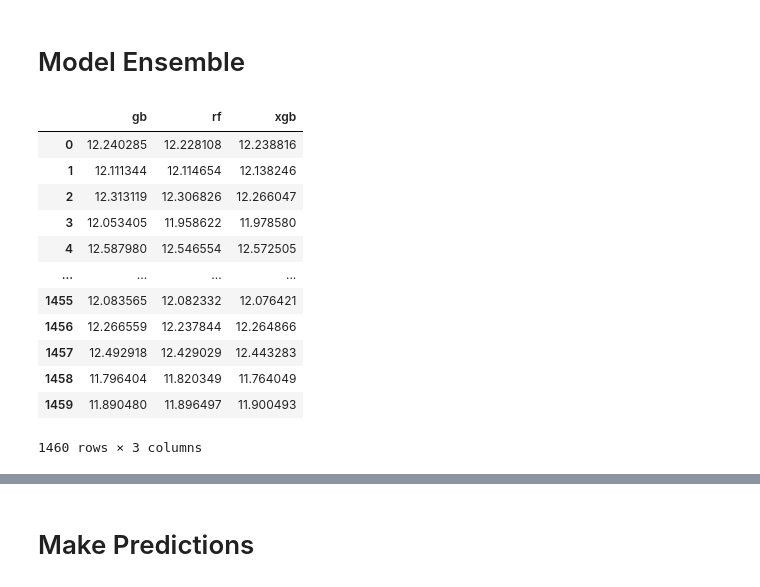
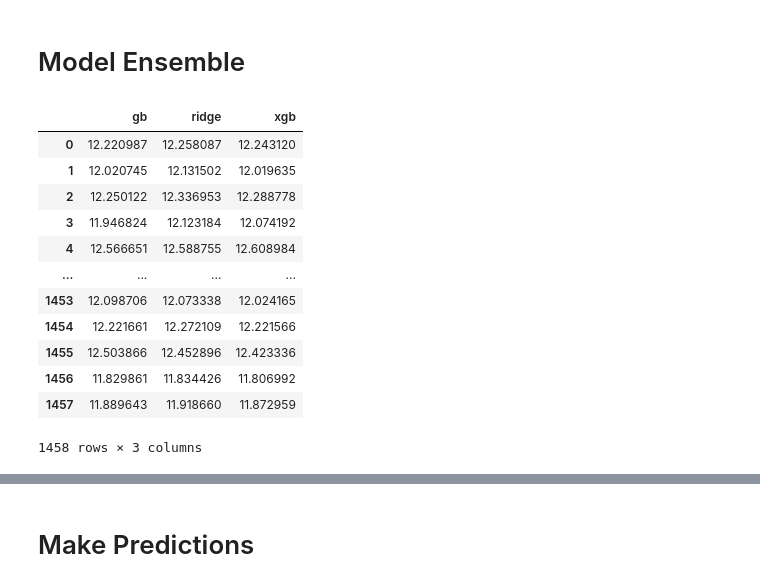
Before and after one commit to zrrddd/House_Prices, a Jupyter notebook: Main_check_this_out.ipynb, the cells around one changed output, grey strips where cells are left out. Cells and saved outputs as stored; diff of their text form; code cells hidden in the pictures.

```diff
--- a/Main_check_this_out.ipynb
+++ b/Main_check_this_out.ipynb
@@ -390,3 +414,6 @@ sum(t.feature_importances_[:35])
+# %%
+X_train.drop([1298, 523], inplace = True)
+y_train.drop([1298, 523], inplace = True)
 # %% [markdown]
 # Feature Selection
 # %%
@@ -410,6 +457,7 @@ print('There are {} selected features'.format(selector.n_features_))
 ## Get X and y
 # %%
 y_train = np.log(train['SalePrice'])
+y_train.drop([1298, 523], inplace = True)
 # %%
 X_train_selected = X_train[selected_feat]
 X_test_selected = X_test[selected_feat]
@@ -610,0 +619,31 @@ XGBRegressor(alpha=0, base_score=0.5, booster='gbtree', colsample_bylevel=1,
+# %%
+from sklearn import ensemble
+from sklearn import linear_model
+import xgboost
+
+xgb_reg = xgboost.XGBRegressor(
+    eta = 0.1,
+    max_depth = 3,
+    gamma = 0,
+    alpha = 0,
+    tree_method = 'auto'
+)
+
+ridge_reg = linear_model.Ridge(
+    alpha=0.98,
+    solver='sparse_cg'
+)
+
+gb_reg = ensemble.GradientBoostingRegressor(
+    n_estimators=200,
+    max_depth = 3,
+    min_samples_split = 3,
+    max_features = 'auto',
+    criterion = 'mse'
+)
+
+
+# Train the models
+gb_reg.fit(X_train_selected, y_train)
+ridge_reg.fit(X_train_selected, y_train)
+xgb_reg.fit(X_train_selected, y_train)
@@ -612,22 +660,22 @@ XGBRegressor(alpha=0, base_score=0.5, booster='gbtree', colsample_bylevel=1,
 # Model Ensemble
 # %%
 gb_pred = gb_reg.predict(X_train_selected)
-rf_pred = rf_reg.predict(X_train_selected)
+ridge_pred = ridge_reg.predict(X_train_selected)
 xgb_pred = xgb_reg.predict(X_train_selected)
 # %%
-new_X_train = pd.DataFrame({'gb':gb_pred, 'rf':rf_pred, 'xgb':xgb_pred})
+new_X_train = pd.DataFrame({'gb':gb_pred, 'ridge':ridge_pred, 'xgb':xgb_pred})
 new_X_train
 # %% [output]
-|  | gb | rf | xgb |
-| 0 | 12.240285 | 12.228108 | 12.238816 |
-| 1 | 12.111344 | 12.114654 | 12.138246 |
-| 2 | 12.313119 | 12.306826 | 12.266047 |
-| 3 | 12.053405 | 11.958622 | 11.978580 |
-| 4 | 12.587980 | 12.546554 | 12.572505 |
+|  | gb | ridge | xgb |
+| 0 | 12.220987 | 12.258087 | 12.243120 |
+| 1 | 12.020745 | 12.131502 | 12.019635 |
+| 2 | 12.250122 | 12.336953 | 12.288778 |
+| 3 | 11.946824 | 12.123184 | 12.074192 |
+| 4 | 12.566651 | 12.588755 | 12.608984 |
 | ... | ... | ... | ... |
-| 1455 | 12.083565 | 12.082332 | 12.076421 |
-| 1456 | 12.266559 | 12.237844 | 12.264866 |
-| 1457 | 12.492918 | 12.429029 | 12.443283 |
-| 1458 | 11.796404 | 11.820349 | 11.764049 |
-| 1459 | 11.890480 | 11.896497 | 11.900493 |
+| 1453 | 12.098706 | 12.073338 | 12.024165 |
+| 1454 | 12.221661 | 12.272109 | 12.221566 |
+| 1455 | 12.503866 | 12.452896 | 12.423336 |
+| 1456 | 11.829861 | 11.834426 | 11.806992 |
+| 1457 | 11.889643 | 11.918660 | 11.872959 |
-1460 rows × 3 columns
+1458 rows × 3 columns
```
Also changed, not shown: parts of 36 cells of this notebook, 2 other files.
